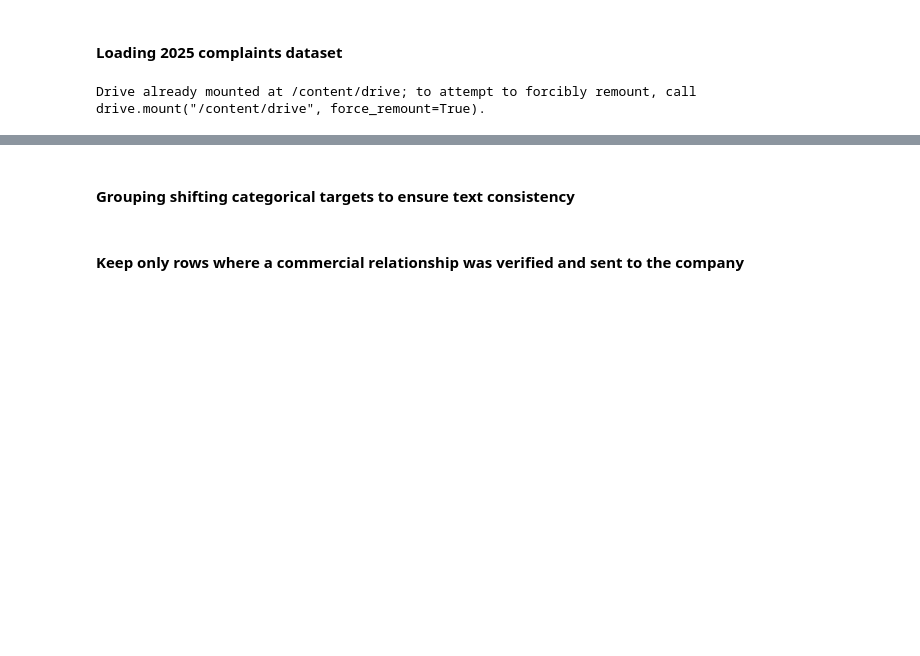
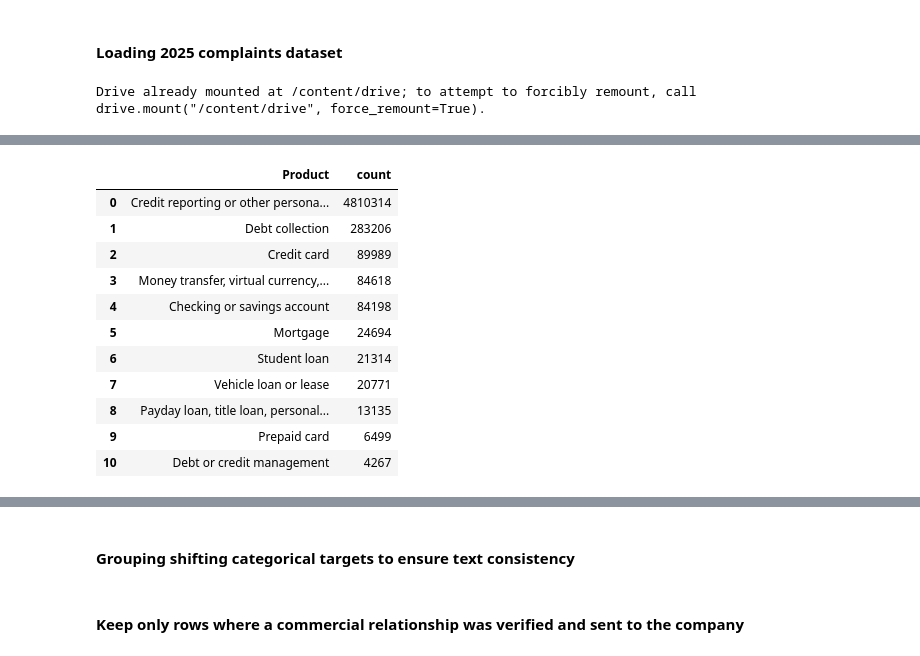
Before and after one commit to Papazian/MADS_Capstone, a Jupyter notebook: Natural_Language_Processing/nlp2025.ipynb, the cells around one changed output, grey strips where cells are left out. Saved outputs shown, nothing was run; the diff lists cells and outputs as text; code cells hidden in the pictures; blank space fills up the shorter version.

```diff
--- a/Natural_Language_Processing/nlp2025.ipynb
+++ b/Natural_Language_Processing/nlp2025.ipynb
@@ -110,7 +109,7 @@ def load_complaints_data(file_name, is_colab=False):
     else:
         full_path = file_name
 
-    df = pd.read_csv(full_path, low_memory=False).dropna(subset=['Consumer complaint narrative'])
+    df = pd.read_csv(full_path, low_memory=False)
     return df
 
 # Load the data, setting is_colab=True since we are in a Colab environment
@@ -165,6 +217,19 @@ df.groupby(df['Date received'].dt.year).size()
 # %%
 # Group complaints by product category and count observations
-df.groupby(df['Product']).size()
+df.groupby(df['Product']).size().sort_values(ascending=False).reset_index(name='count')
+# %% [output]
+|  | Product | count |
+| 0 | Credit reporting or other persona... | 4810314 |
+| 1 | Debt collection | 283206 |
+| 2 | Credit card | 89989 |
+| 3 | Money transfer, virtual currency,... | 84618 |
+| 4 | Checking or savings account | 84198 |
+| 5 | Mortgage | 24694 |
+| 6 | Student loan | 21314 |
+| 7 | Vehicle loan or lease | 20771 |
+| 8 | Payday loan, title loan, personal... | 13135 |
+| 9 | Prepaid card | 6499 |
+| 10 | Debt or credit management | 4267 |
 # %%
 # Group complaints by issue category and count observations
 
```
Also changed, not shown: parts of 21 cells of this notebook.
